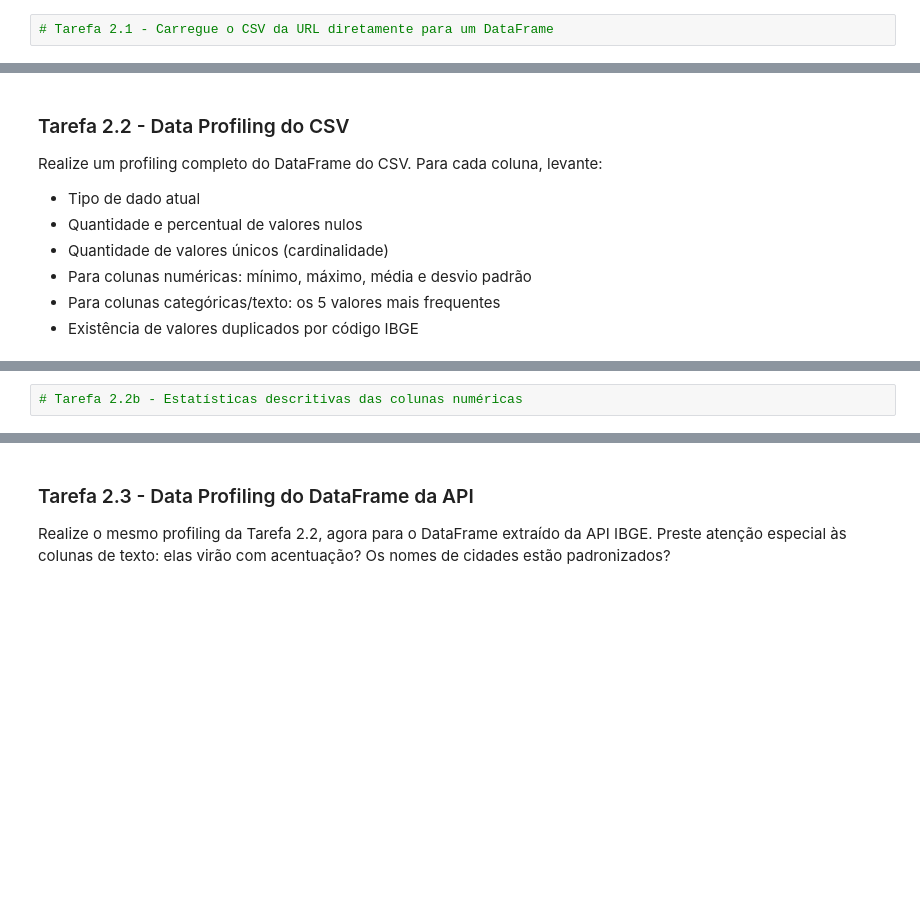
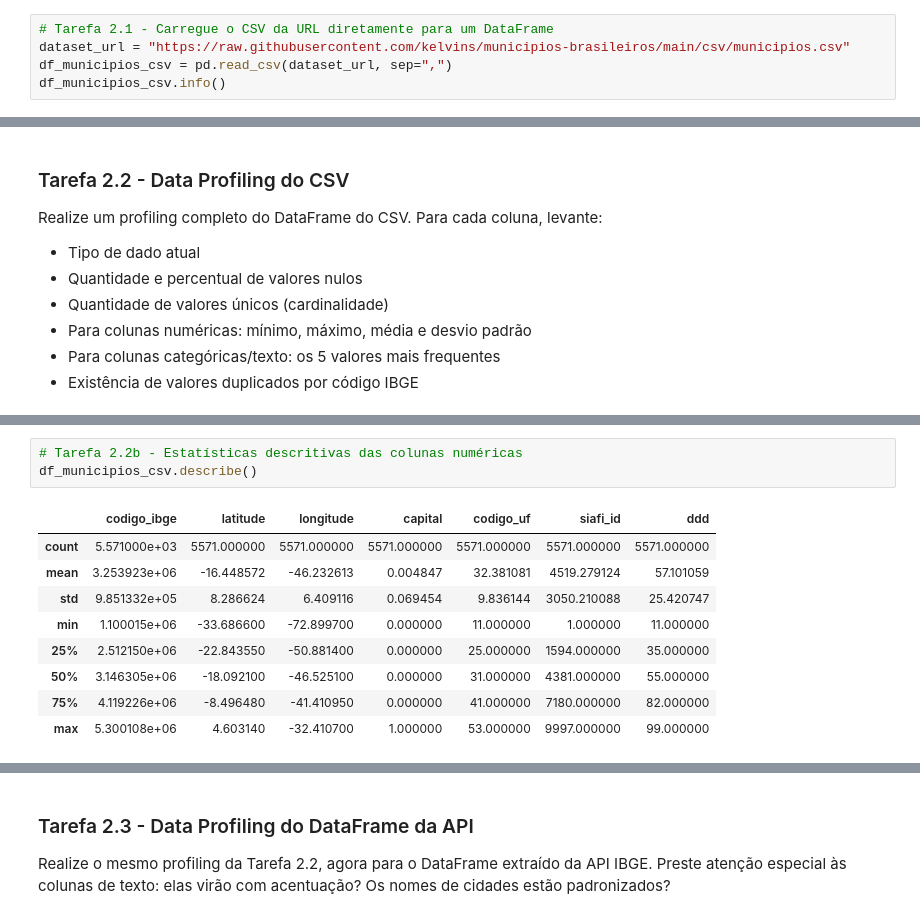
Before and after one commit to davidogral/Data-Wragling, a Jupyter notebook: Davi/vini.ipynb, the cells around one changed output, grey strips where cells are left out. Saved outputs shown, nothing was run; the diff lists cells and outputs as text; blank space fills up the shorter version.

```diff
--- a/Davi/vini.ipynb
+++ b/Davi/vini.ipynb
@@ -188,3 +218,6 @@ em um DataFrame.
 > **Dica:** O `pandas.read_csv()` aceita URLs diretamente como argumento.
 # %%
 # Tarefa 2.1 - Carregue o CSV da URL diretamente para um DataFrame
+dataset_url = "https://raw.githubusercontent.com/kelvins/municipios-brasileiros/main/csv/municipios.csv"
+df_municipios_csv = pd.read_csv(dataset_url, sep=",")
+df_municipios_csv.info()
@@ -204,4 +267,15 @@ Realize um profiling completo do DataFrame do CSV. Para cada coluna, levante:
 # %%
 # Tarefa 2.2b - Estatísticas descritivas das colunas numéricas
+df_municipios_csv.describe()
+# %% [output]
+|  | codigo_ibge | latitude | longitude | capital | codigo_uf | siafi_id | ddd |
+| count | 5.571000e+03 | 5571.000000 | 5571.000000 | 5571.000000 | 5571.000000 | 5571.000000 | 5571.000000 |
+| mean | 3.253923e+06 | -16.448572 | -46.232613 | 0.004847 | 32.381081 | 4519.279124 | 57.101059 |
+| std | 9.851332e+05 | 8.286624 | 6.409116 | 0.069454 | 9.836144 | 3050.210088 | 25.420747 |
+| min | 1.100015e+06 | -33.686600 | -72.899700 | 0.000000 | 11.000000 | 1.000000 | 11.000000 |
+| 25% | 2.512150e+06 | -22.843550 | -50.881400 | 0.000000 | 25.000000 | 1594.000000 | 35.000000 |
+| 50% | 3.146305e+06 | -18.092100 | -46.525100 | 0.000000 | 31.000000 | 4381.000000 | 55.000000 |
+| 75% | 4.119226e+06 | -8.496480 | -41.410950 | 0.000000 | 41.000000 | 7180.000000 | 82.000000 |
+| max | 5.300108e+06 | 4.603140 | -32.410700 | 1.000000 | 53.000000 | 9997.000000 | 99.000000 |
 # %%
 # Tarefa 2.2c - Distribuição de frequência das colunas categóricas (top 5 valores)
```
Also changed, not shown: parts of 15 cells of this notebook.
